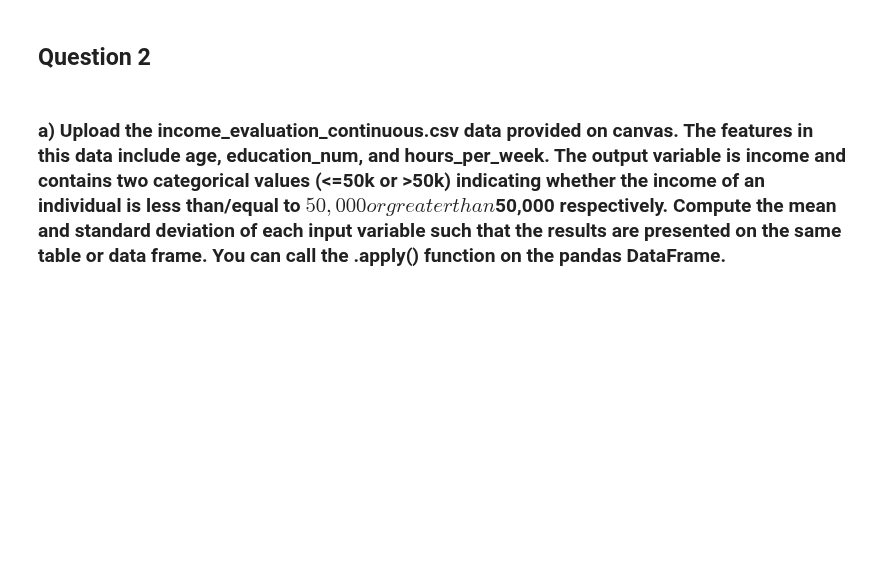
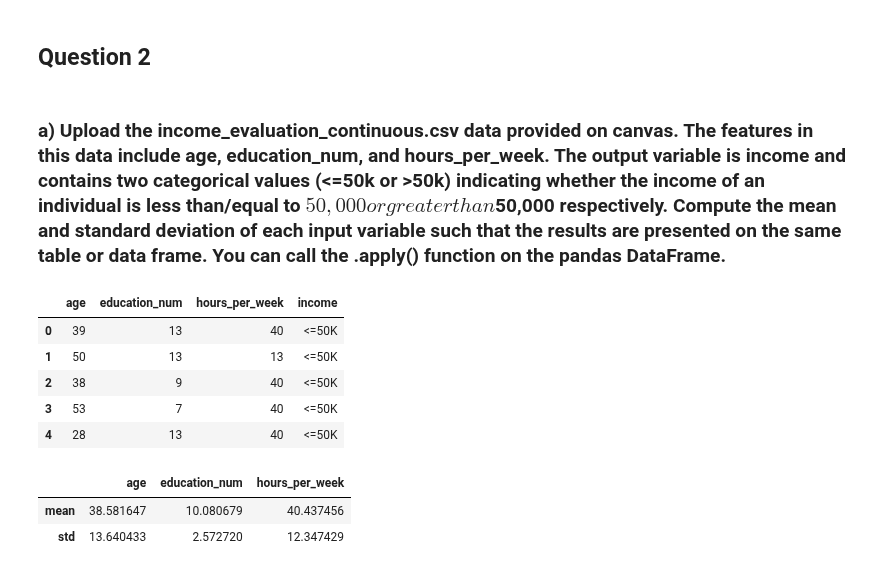
Before and after one commit to benkarabinus/nerdy_data_stuff, a Jupyter notebook: DU/COMP4448/Assignment5/Ben_Karabinus_Assignment5.ipynb, the cells around one changed output. Cells and saved outputs as stored; diff of their text form; code cells hidden in the pictures; blank space fills up the shorter version.

```diff
--- a/DU/COMP4448/Assignment5/Ben_Karabinus_Assignment5.ipynb
+++ b/DU/COMP4448/Assignment5/Ben_Karabinus_Assignment5.ipynb
@@ -129,3 +146,23 @@ cnb.score(X_test, y_test)
 ## Question 2
 # %% [markdown]
 ### a)	Upload the income_evaluation_continuous.csv data provided on canvas.  The features in this data include age, education_num, and hours_per_week. The output variable is income and contains two categorical values (<=50k or >50k) indicating whether the income of an individual is less than/equal to $50,000 or greater than $50,000 respectively. Compute the mean and standard deviation of each input variable such that the results are presented on the same table or data frame. You can call the .apply() function on the pandas DataFrame.
+# %%
+"""import the data and print the data head"""
+
+income_evaluation_continuous = pd.read_csv('income_evaluation_continuous.csv')
+income_evaluation_continuous.head()
+# %% [output]
+|  | age | education_num | hours_per_week | income |
+| 0 | 39 | 13 | 40 | <=50K |
+| 1 | 50 | 13 | 13 | <=50K |
+| 2 | 38 | 9 | 40 | <=50K |
+| 3 | 53 | 7 | 40 | <=50K |
+| 4 | 28 | 13 | 40 | <=50K |
+# %%
+"""compute the mean and standard deviation of each input variable"""
+
+income_evaluation_continuous.iloc[:, :-1].agg(func=['mean', 'std'])
+# %% [output]
+|  | age | education_num | hours_per_week |
+| mean | 38.581647 | 10.080679 | 40.437456 |
+| std | 13.640433 | 2.572720 | 12.347429 |
```
Also changed, not shown: parts of 65 cells of this notebook.
